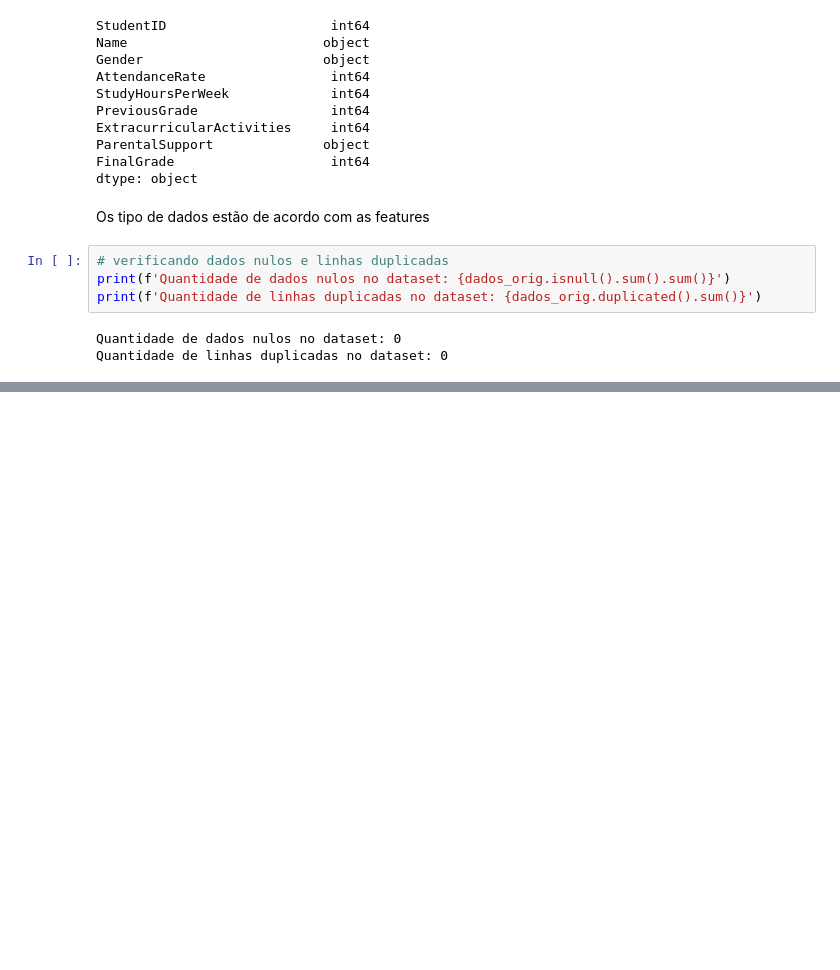
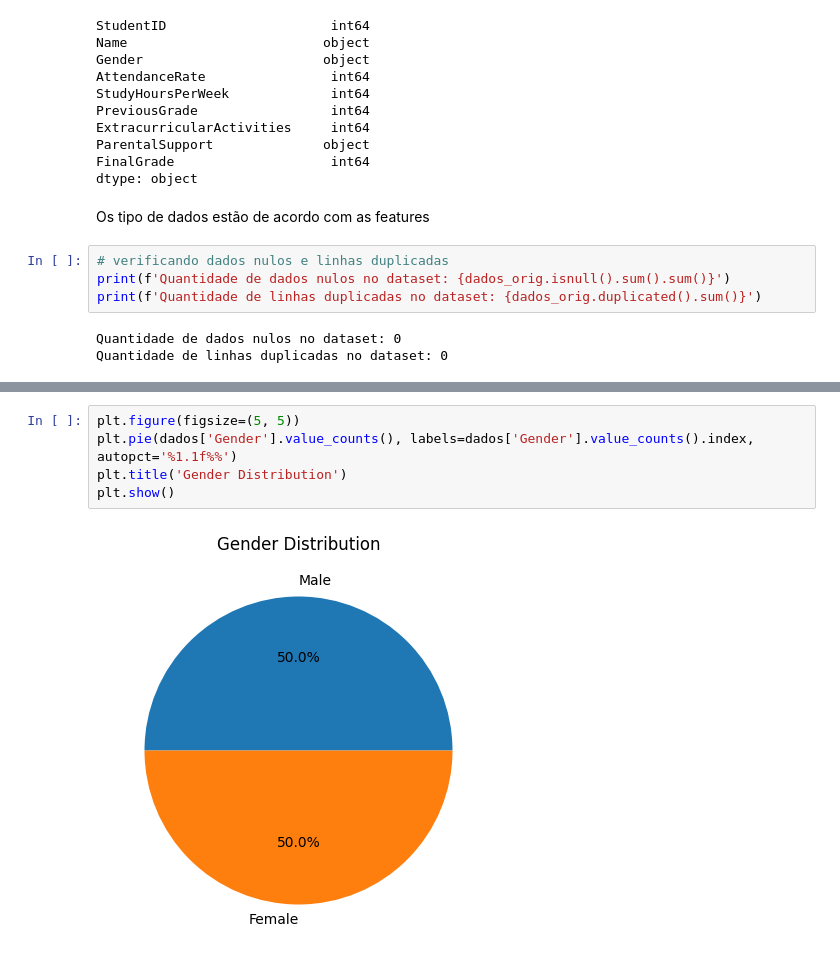
Before and after one commit to torvess/student_performance_predictions_01-09-2024, a Jupyter notebook: model_predict.ipynb, the cells around one changed output, grey strips where cells are left out. Cells and saved outputs as stored; diff of their text form; blank space fills up the shorter version.

```diff
--- a/model_predict.ipynb
+++ b/model_predict.ipynb
@@ -63,0 +106,7 @@ Quantidade de linhas duplicadas no dataset: 0
+# %%
+plt.figure(figsize=(5, 5))
+plt.pie(dados['Gender'].value_counts(), labels=dados['Gender'].value_counts().index, autopct='%1.1f%%')
+plt.title('Gender Distribution')
+plt.show()
+# %% [output]
+[figure, added]
```
Also changed, not shown: parts of 8 cells of this notebook.
